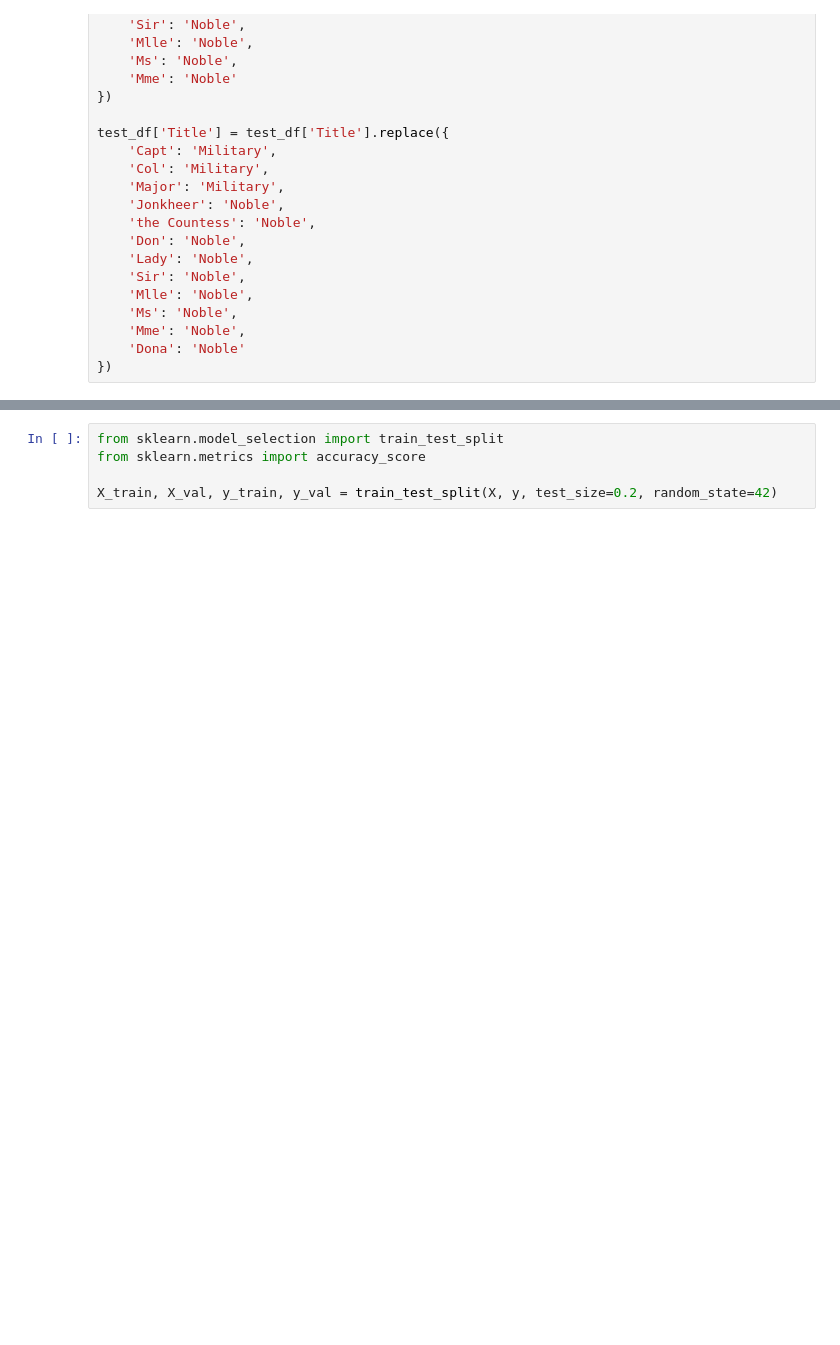
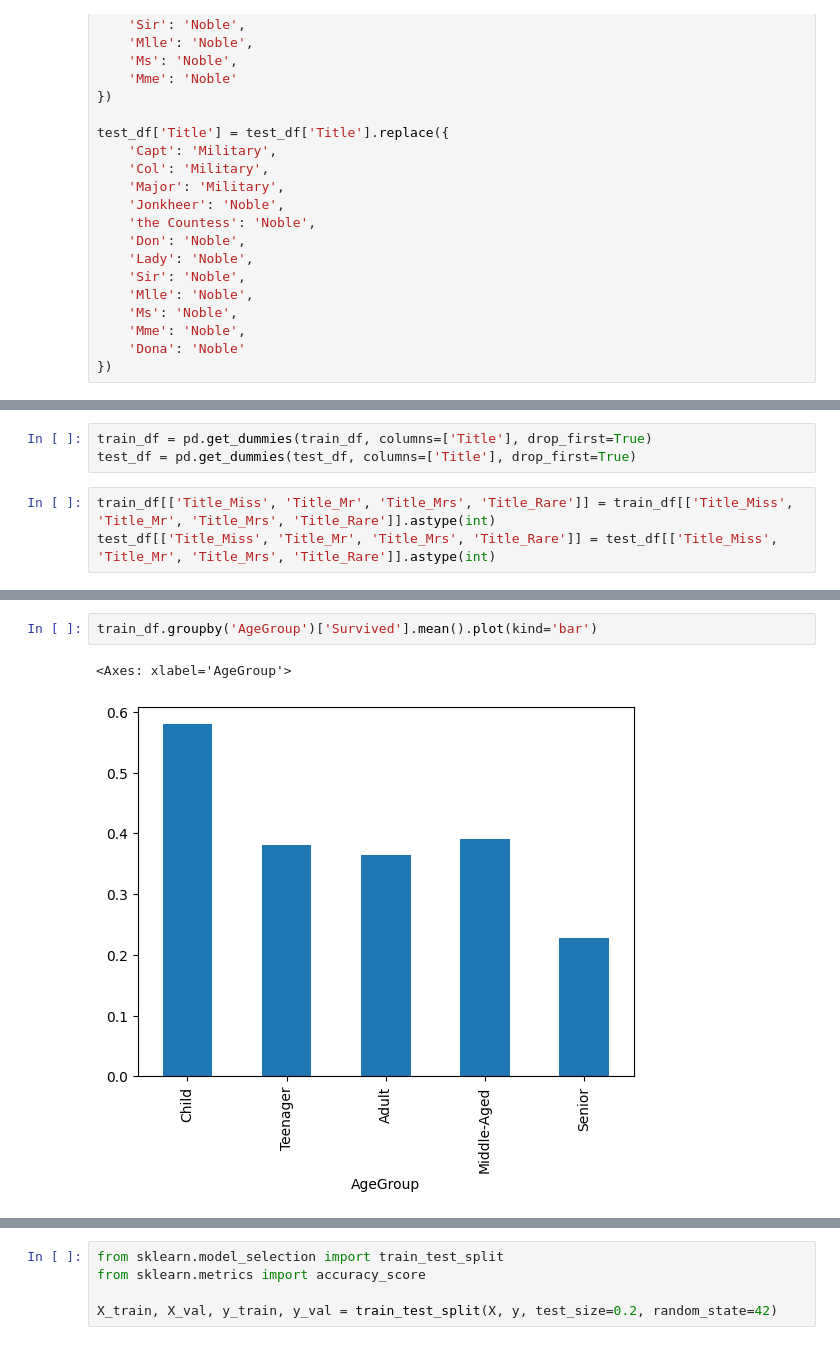
Before and after one commit to Nobodybob1/Titanic, a Jupyter notebook: titanic.ipynb, the cells around one changed output, grey strips where cells are left out. Cells and saved outputs as stored; diff of their text form; blank space fills up the shorter version.

```diff
--- a/titanic.ipynb
+++ b/titanic.ipynb
@@ -409,0 +444,6 @@ test_df['FamilySizeGroup'] = le.transform(test_df['FamilySizeGroup'])
+# %%
+train_df = pd.get_dummies(train_df, columns=['Title'], drop_first=True)
+test_df = pd.get_dummies(test_df, columns=['Title'], drop_first=True)
+# %%
+train_df[['Title_Miss', 'Title_Mr', 'Title_Mrs', 'Title_Rare']] = train_df[['Title_Miss', 'Title_Mr', 'Title_Mrs', 'Title_Rare']].astype(int)
+test_df[['Title_Miss', 'Title_Mr', 'Title_Mrs', 'Title_Rare']] = test_df[['Title_Miss', 'Title_Mr', 'Title_Mrs', 'Title_Rare']].astype(int)
@@ -409,0 +460,5 @@ test_df['FamilySizeGroup'] = le.transform(test_df['FamilySizeGroup'])
+# %%
+train_df.groupby('AgeGroup')['Survived'].mean().plot(kind='bar')
+# %% [output]
+<Axes: xlabel='AgeGroup'>
+[figure, added]
```
Also changed, not shown: parts of 35 cells of this notebook.
